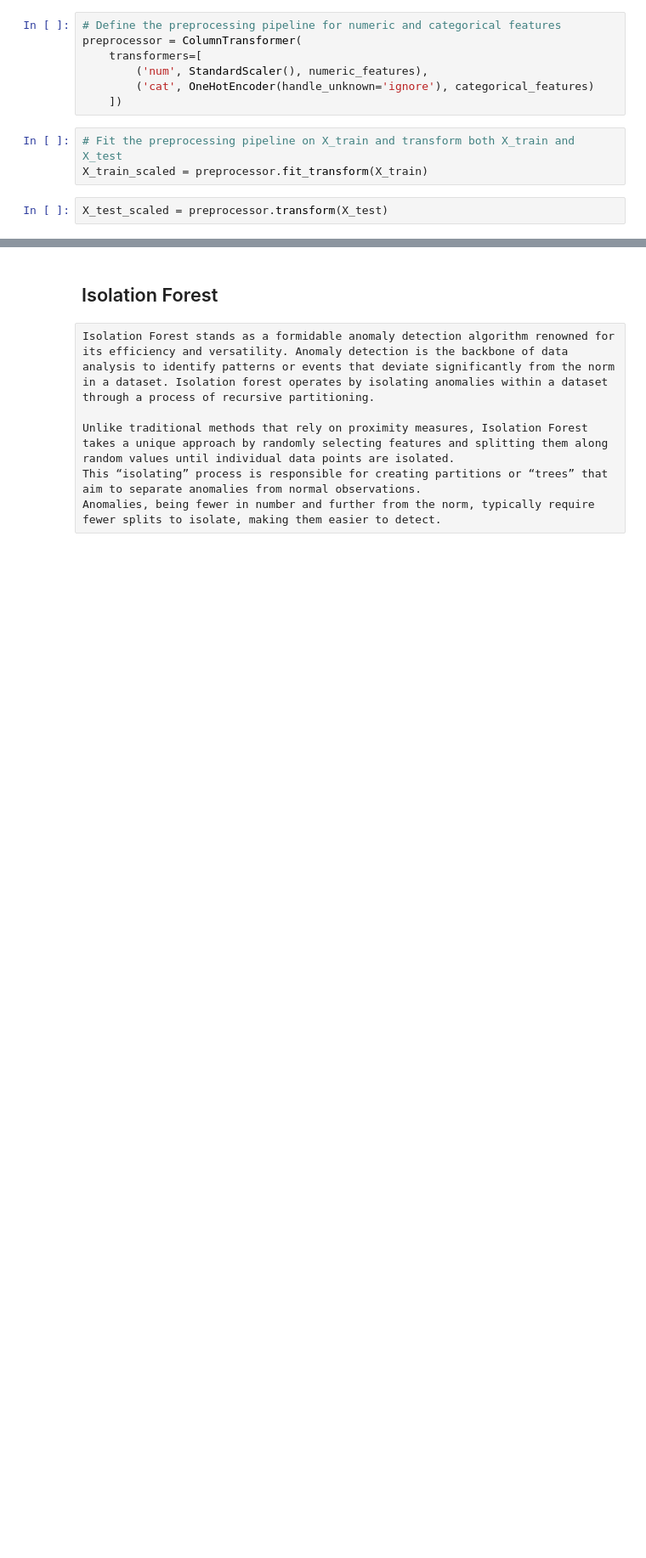
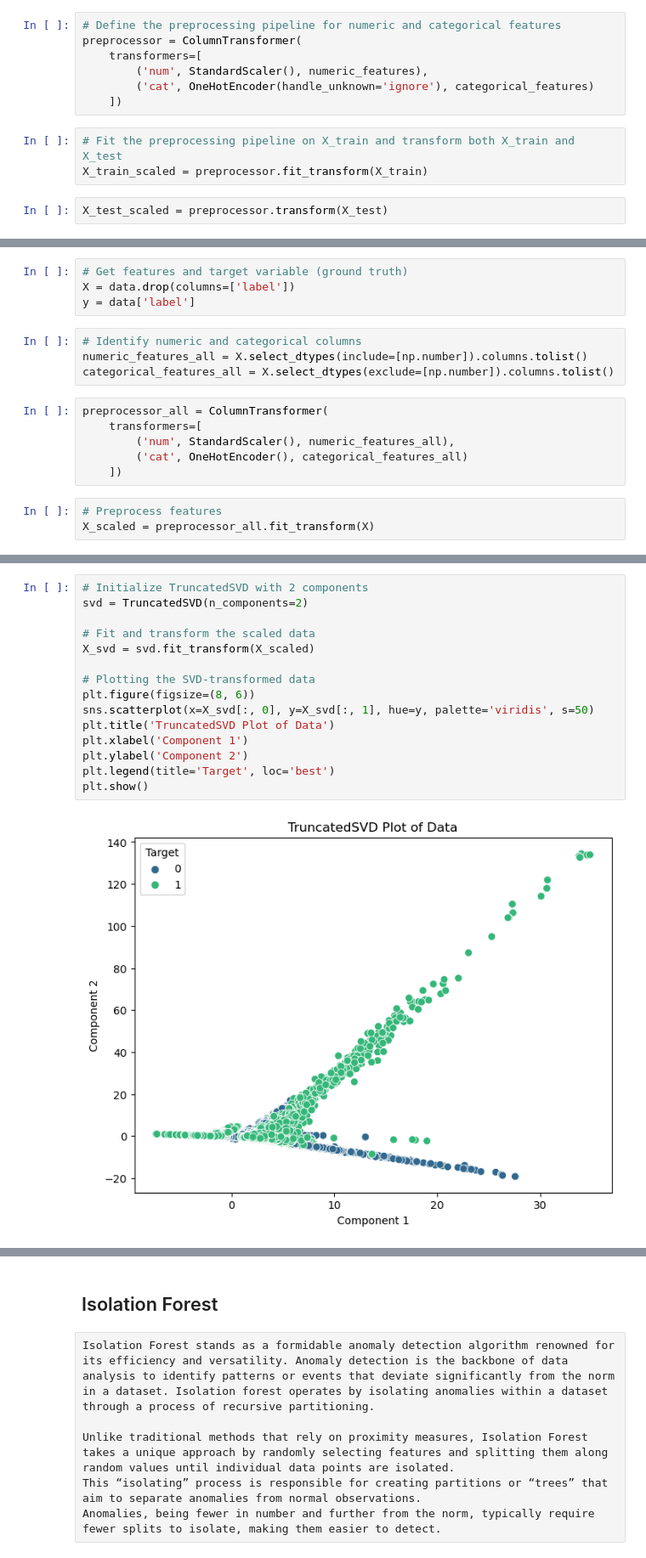
Before and after one commit to Mahacine/Anomaly-Detection-in-Network-Traffic, a Jupyter notebook: Anomaly Detection in Network Traffic.ipynb, the cells around one changed output, grey strips where cells are left out. Shown: that part at 85% size. Drawn from its saved outputs; the diff is of its cells as text; blank space fills up the shorter version.

```diff
--- a/Anomaly Detection in Network Traffic.ipynb
+++ b/Anomaly Detection in Network Traffic.ipynb
@@ -133,0 +136,17 @@ X_test_scaled = preprocessor.transform(X_test)
+# %%
+# Get features and target variable (ground truth)
+X = data.drop(columns=['label'])
+y = data['label']
+# %%
+# Identify numeric and categorical columns
+numeric_features_all = X.select_dtypes(include=[np.number]).columns.tolist()
+categorical_features_all = X.select_dtypes(exclude=[np.number]).columns.tolist()
+# %%
+preprocessor_all = ColumnTransformer(
+    transformers=[
+        ('num', StandardScaler(), numeric_features_all),
+        ('cat', OneHotEncoder(), categorical_features_all)
+    ])
+# %%
+# Preprocess features
+X_scaled = preprocessor_all.fit_transform(X)
@@ -134 +160,18 @@ X_test_scaled = preprocessor.transform(X_test)
+# %%
+# Initialize TruncatedSVD with 2 components
+svd = TruncatedSVD(n_components=2)
+
+# Fit and transform the scaled data
+X_svd = svd.fit_transform(X_scaled)
+
+# Plotting the SVD-transformed data
+plt.figure(figsize=(8, 6))
+sns.scatterplot(x=X_svd[:, 0], y=X_svd[:, 1], hue=y, palette='viridis', s=50)
+plt.title('TruncatedSVD Plot of Data')
+plt.xlabel('Component 1')
+plt.ylabel('Component 2')
+plt.legend(title='Target', loc='best')
+plt.show()
+# %% [output]
+[figure, added]
 # %% [markdown]
```
Also changed, not shown: parts of 36 cells of this notebook.
